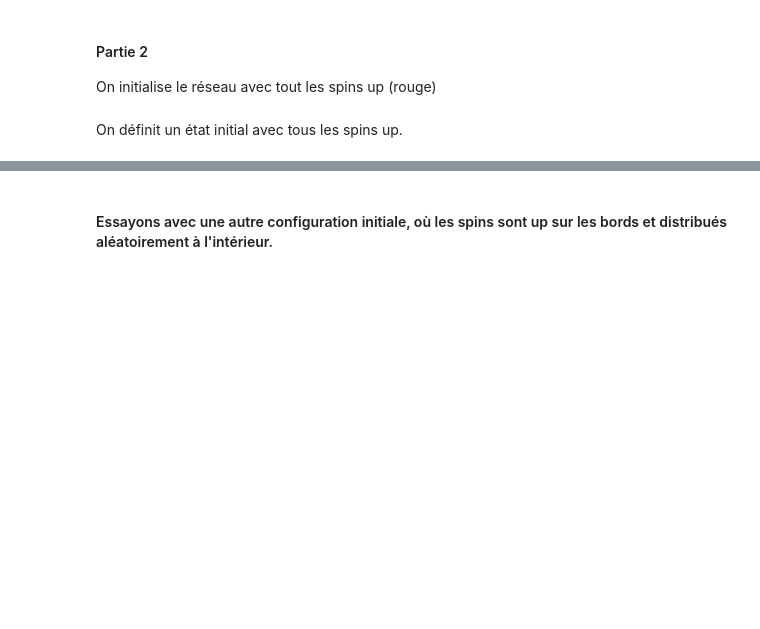
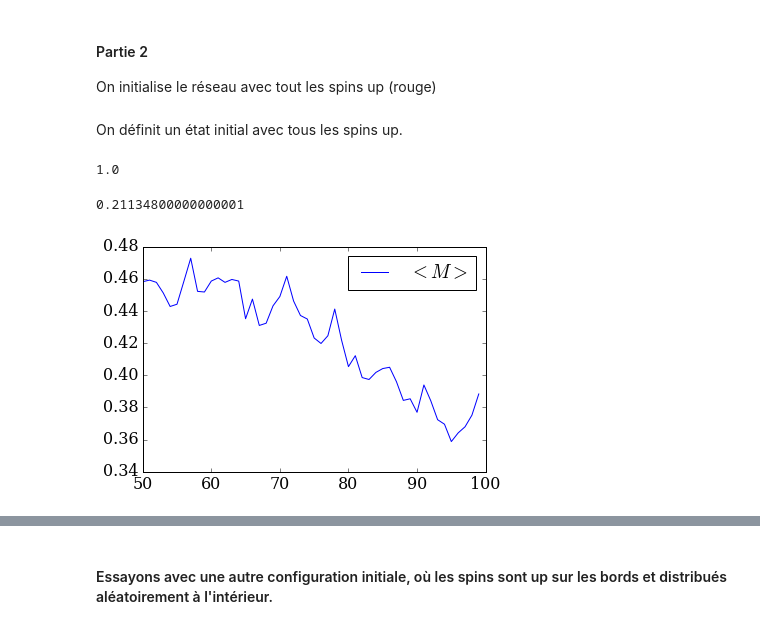
Before and after one commit to be-rays/Module6_MonteCarlo, a Jupyter notebook: Monte-Carlo.ipynb, the cells around one changed output, grey strips where cells are left out. Saved outputs shown, nothing was run; the diff lists cells and outputs as text; code cells hidden in the pictures; blank space fills up the shorter version.

```diff
--- a/Monte-Carlo.ipynb
+++ b/Monte-Carlo.ipynb
@@ -651,23 +651,21 @@ animation.FuncAnimation(fig, animate, frames=NMC, interval=200)
 import numba
 from numba import jit
 # %%
-@jit
-def mean_magnetisation(alpha,initial):
-    state_alpha=ising_model_metropolis(initial, 100, nx, ny, alpha)
-    magnetisation_NMC=numpy.empty([2,NMC-9])
+def mean_magnetisation(alpha,NMC):
+    state_up=numpy.ones([nx,ny])
+    state_alpha=ising_model_metropolis(state_up, NMC, nx, ny, alpha)
+    magnetisation_NMC=numpy.empty([2,NMC-50])
     summagTOT=0
-    for i in range (10,NMC):#j'ai pris seulement les états au-delà de 10 pour ne pas perturber la moyenne (cf notebook)
+    for i in range (50,NMC):#j'ai pris seulement les états au-delà de 10 pour ne pas perturber la moyenne (cf notebook)
         summag=0
         for j in range (nx):
             for k in range (ny):
                 summag=summag+state_alpha[i,j,k]
-        magnetisation_NMC[0,i]=NMC
-        magnetisation_NMC[1,i]=summag/NMC
+        magnetisation_NMC[0,i-50]=i
+        magnetisation_NMC[1,i-50]=summag/(nx*ny)
         summagTOT=summagTOT + summag
-    #pyplot.plot(magnetisation_NMC[0], magnetisation_NMC[1],label=r'$<M>$')
-    #pyplot.legend()
-    #pyplot.xlim(0.0,1.0)
-    #pyplot.tight_layout()
-    print(magnetisation_NMC[1])
-    return summag/(NMC*nx*ny)
+    pyplot.plot(magnetisation_NMC[0], magnetisation_NMC[1],label=r'$<M>$')
+    pyplot.legend()
+    pyplot.tight_layout()
+    return summagTOT/(NMC*nx*ny)
 # %%
@@ -688,6 +685,11 @@ On définit un état initial avec tous les spins up.
 # %%
 nx=100
 ny=100
 
 state_up = numpy.ones([nx,ny])
-mean_magnetisation(0.5,state_up)
+print(state_up[1,1])
+mean_magnetisation(0.4,100)
+# %% [output]
+1.0
+0.21134800000000001
+[figure, added]
```
Also changed, not shown: parts of 15 cells of this notebook.
